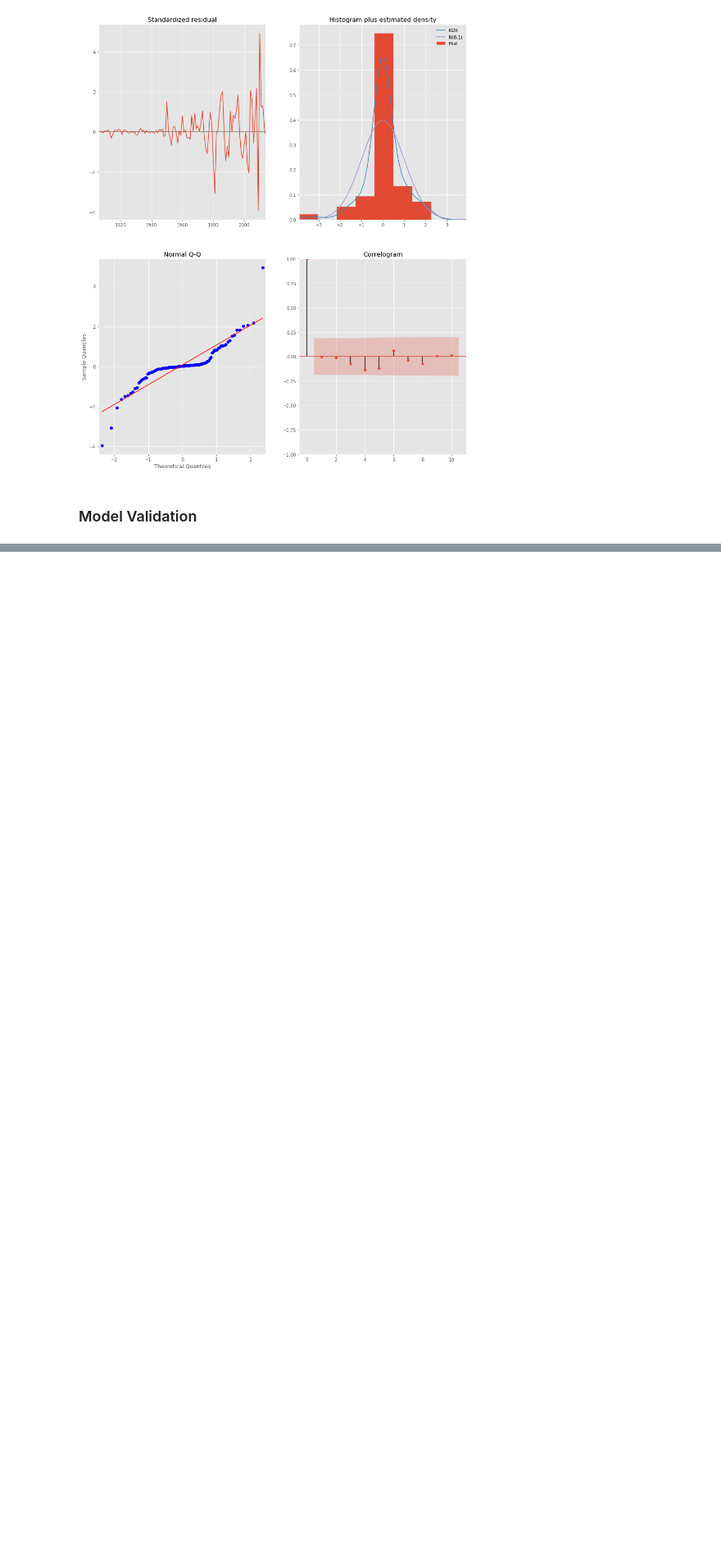
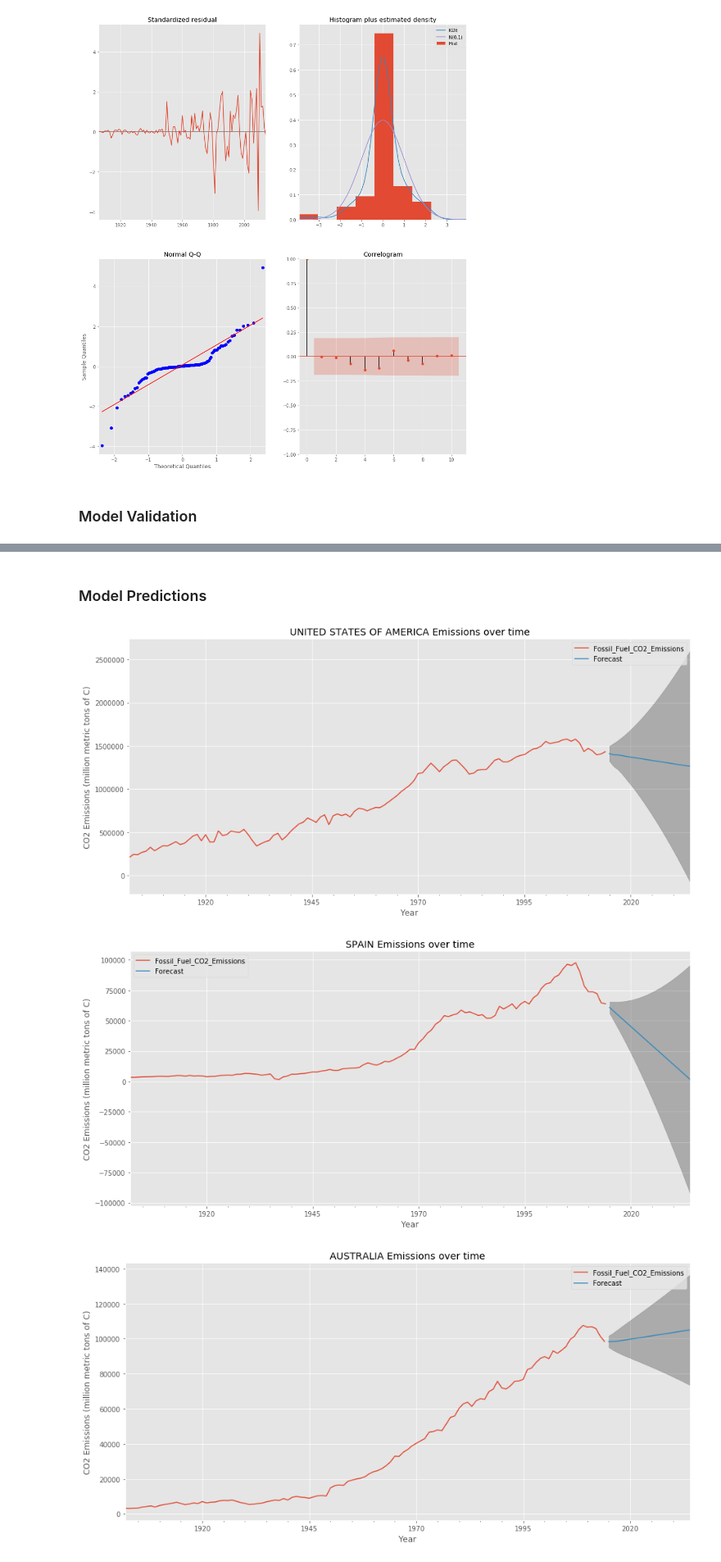
Before and after one commit to BenGeissel/Country-CO2-Emission-Time-Series-Analysis-Mod4Project, a Jupyter notebook: Mod4Project_workfile_Ben_v2.ipynb, the cells around one changed output, grey strips where cells are left out. Shown at 82% size. Saved outputs shown, nothing was run; the diff lists cells and outputs as text; code cells hidden in the pictures; blank space fills up the shorter version.

Commit message:
Update workfile with ARIMA results and begin Auto ARIMA

```diff
--- a/Mod4Project_workfile_Ben_v2.ipynb
+++ b/Mod4Project_workfile_Ben_v2.ipynb
@@ -421,0 +422,23 @@ for key in results_dict.keys():
+# %% [markdown]
+### Model Predictions
+# %%
+# Get forecast 20 steps ahead in future and confidence intervals
+for key in results_dict.keys():
+    results = results_dict[key]
+    prediction = results.get_forecast(steps=20)
+    pred_conf = prediction.conf_int()
+
+    ax = country_df_dict[key].plot(label='observed', figsize=(15,7))
+    prediction.predicted_mean.plot(ax=ax, label='Forecast')
+    ax.fill_between(pred_conf.index,
+                    pred_conf.iloc[:, 0],
+                    pred_conf.iloc[:, 1], color='k', alpha=.25)
+    ax.set_xlabel('Year')
+    ax.set_ylabel('CO2 Emissions (million metric tons of C)')
+    plt.title(f'{key[:-3]} Emissions over time')
+    plt.legend()
+    plt.show()
+# %% [output]
+[figure, added]
+[figure, added]
+[figure, added]
```
Also changed, not shown: parts of 5 cells of this notebook.
